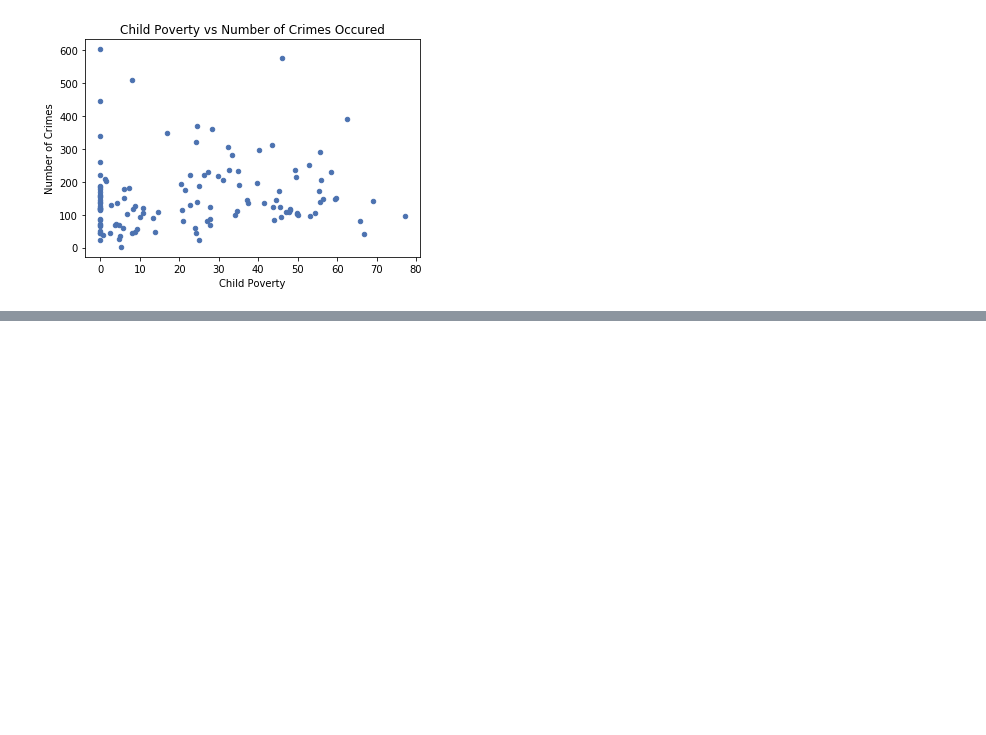
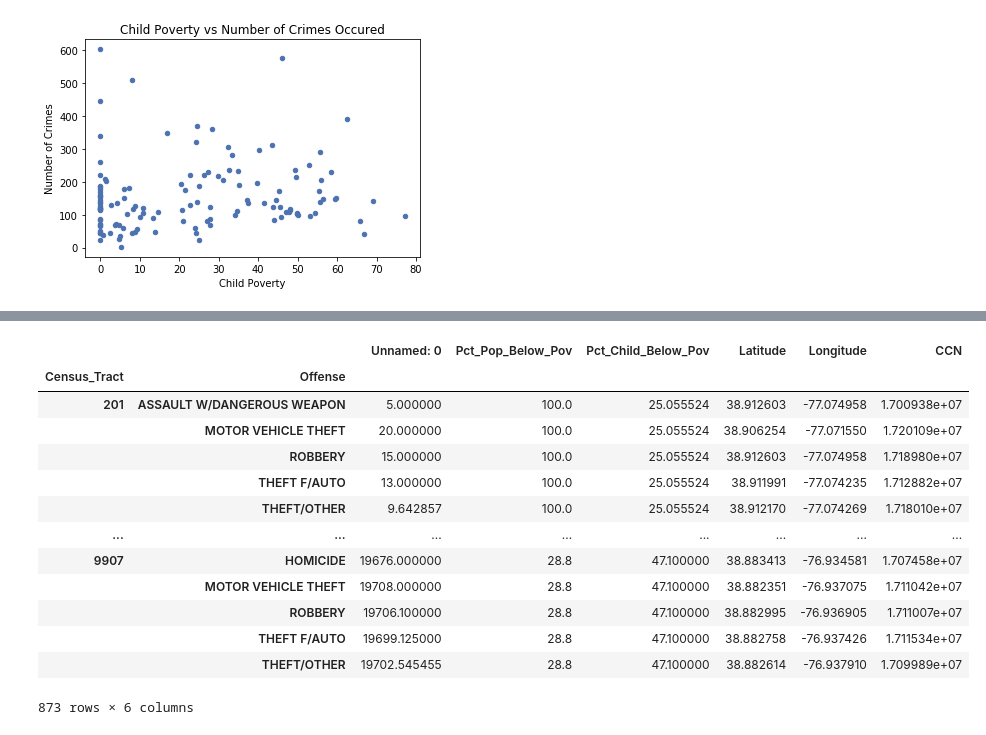
Before and after one commit to poojanagrecha/Crime-and-Poverty-WashingtonD.C, a Jupyter notebook: Pooja- merged_final.ipynb, the cells around one changed output, grey strips where cells are left out. Saved outputs shown, nothing was run; the diff lists cells and outputs as text; code cells hidden in the pictures; blank space fills up the shorter version.

```diff
--- a/Pooja- merged_final.ipynb
+++ b/Pooja- merged_final.ipynb
@@ -143,0 +204,18 @@ plt.show()
+# %%
+offense = df.groupby(['Census_Tract','Offense']).mean()
+offense
+# %% [output]
+|  |  | Unnamed: 0 | Pct_Pop_Below_Pov | Pct_Child_Below_Pov | Latitude | Longitude | CCN |
+| Census_Tract | Offense |  |  |  |  |  |  |
+| 201 | ASSAULT W/DANGEROUS WEAPON | 5.000000 | 100.0 | 25.055524 | 38.912603 | -77.074958 | 1.700938e+07 |
+|  | MOTOR VEHICLE THEFT | 20.000000 | 100.0 | 25.055524 | 38.906254 | -77.071550 | 1.720109e+07 |
+|  | ROBBERY | 15.000000 | 100.0 | 25.055524 | 38.912603 | -77.074958 | 1.718980e+07 |
+|  | THEFT F/AUTO | 13.000000 | 100.0 | 25.055524 | 38.911991 | -77.074235 | 1.712882e+07 |
+|  | THEFT/OTHER | 9.642857 | 100.0 | 25.055524 | 38.912170 | -77.074269 | 1.718010e+07 |
+| ... | ... | ... | ... | ... | ... | ... | ... |
+| 9907 | HOMICIDE | 19676.000000 | 28.8 | 47.100000 | 38.883413 | -76.934581 | 1.707458e+07 |
+|  | MOTOR VEHICLE THEFT | 19708.000000 | 28.8 | 47.100000 | 38.882351 | -76.937075 | 1.711042e+07 |
+|  | ROBBERY | 19706.100000 | 28.8 | 47.100000 | 38.882995 | -76.936905 | 1.711007e+07 |
+|  | THEFT F/AUTO | 19699.125000 | 28.8 | 47.100000 | 38.882758 | -76.937426 | 1.711534e+07 |
+|  | THEFT/OTHER | 19702.545455 | 28.8 | 47.100000 | 38.882614 | -76.937910 | 1.709989e+07 |
+873 rows × 6 columns
```
Also changed, not shown: parts of 4 cells of this notebook, 2 other files.
